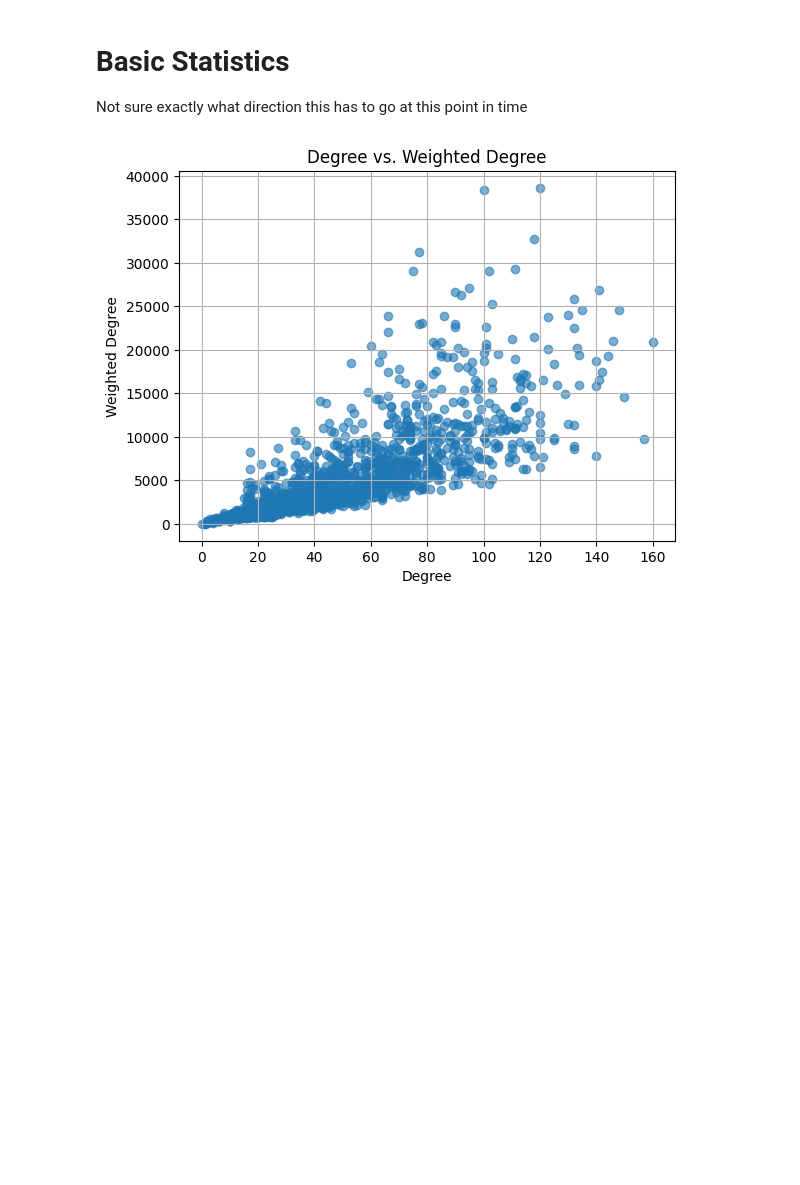
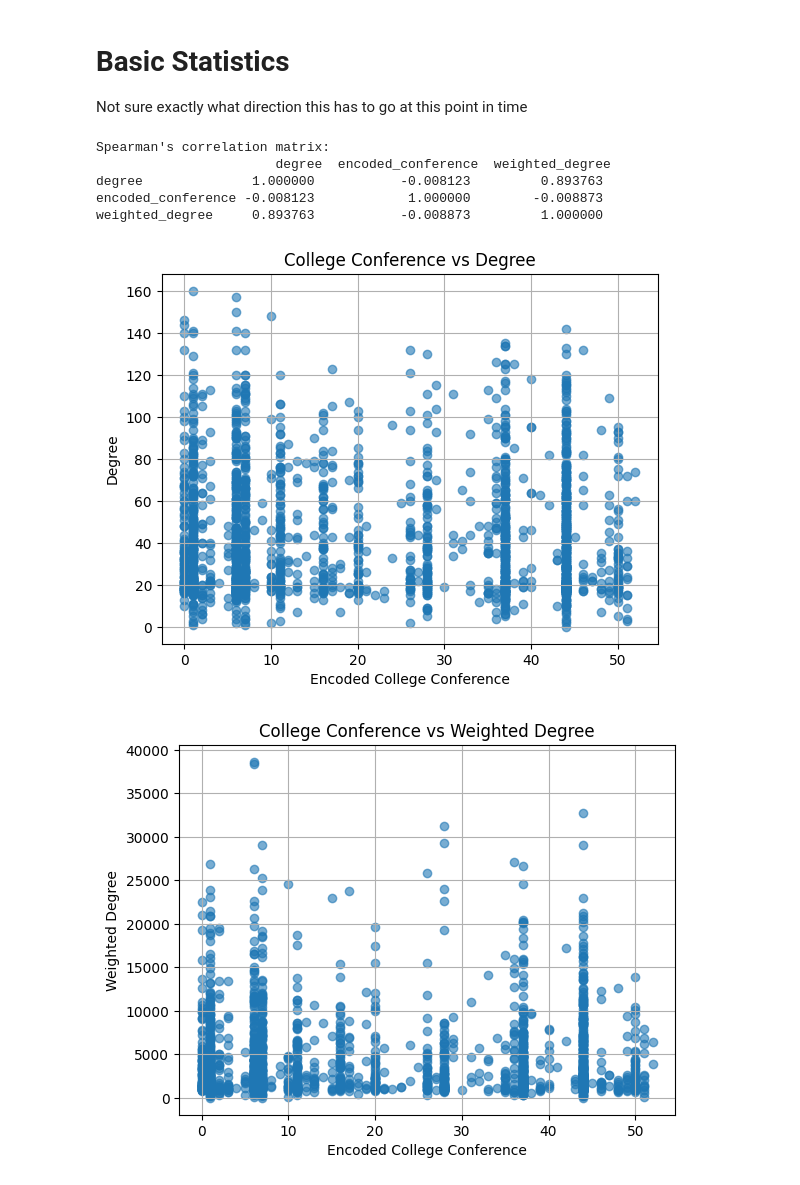
Before and after one commit to SeanGwall/NFL-Network-Analysis, a Jupyter notebook: notebooks/common-college-correlation.ipynb, the cells around one changed output. Drawn from its saved outputs; the diff is of its cells as text; code cells hidden in the pictures; blank space fills up the shorter version.

Commit message:
Attempt to spearman correlate between weighted degree vs conference

```diff
--- a/notebooks/common-college-correlation.ipynb
+++ b/notebooks/common-college-correlation.ipynb
@@ -10,6 +11,16 @@ import pandas as pd
 # %%
 edges_df = pd.read_csv('../data/gephi-edge-list.csv')
 nodes_df = pd.read_csv('../data/gephi-node-list.csv')
+
+# Initialize the label encoder
+le = LabelEncoder()
+
+# Apply label encoding to the 'college_conference' column
+nodes_df['encoded_conference'] = le.fit_transform(nodes_df['college_conference'])
+
+# Get the mapping of college conferences to numeric values
+conference_mapping = dict(zip(le.classes_, range(len(le.classes_))))
+print("College Conference Mapping:", conference_mapping)
 
 G = nx.Graph()
 
@@ -29,21 +42,43 @@ for _, row in edges_df.iterrows():
 # Basic Statistics
 Not sure exactly what direction this has to go at this point in time
 # %%
-# Compute degree and weighted degree for each node
+# Get degree and weighted degree
+degree_dict = dict(G.degree())
+weighted_degree_dict = dict(G.degree(weight='Weight'))
+
+# Create a DataFrame for nodes with degree, weighted degree, and encoded college conference
 df = pd.DataFrame({
-    'degree': dict(G.degree()),
-    'weighted_degree': dict(G.degree(weight='Weight'))
+    'ID': list(degree_dict.keys()),
+    'degree': list(degree_dict.values()),
+    'weighted_degree': list(weighted_degree_dict.values()),
+    'encoded_conference': nodes_df.set_index('ID')['encoded_conference'].values  # Add encoded conference for each node
 })
 
-# Calculate Spearman correlation using pandas
-correlation = df.corr(method='spearman')
+# Compute Spearman's correlation
+correlation = df[['degree', 'encoded_conference', 'weighted_degree']].corr(method='spearman')
+print("Spearman's correlation matrix:\n", correlation)
 
 
-plt.scatter(df['degree'], df['weighted_degree'], alpha=0.6)
-plt.xlabel('Degree')
-plt.ylabel('Weighted Degree')
-plt.title('Degree vs. Weighted Degree')
+# Plot degree vs encoded conference
+plt.scatter(df['encoded_conference'], df['degree'], alpha=0.6)
+plt.xlabel('Encoded College Conference')
+plt.ylabel('Degree')
+plt.title('College Conference vs Degree')
 plt.grid(True)
 plt.show()
+
+# Plot weighted degree vs encoded conference
+plt.scatter(df['encoded_conference'], df['weighted_degree'], alpha=0.6)
+plt.xlabel('Encoded College Conference')
+plt.ylabel('Weighted Degree')
+plt.title('College Conference vs Weighted Degree')
+plt.grid(True)
+plt.show()
 # %% [output]
+Spearman's correlation matrix:
+                       degree  encoded_conference  weighted_degree
+degree              1.000000           -0.008123         0.893763
+encoded_conference -0.008123            1.000000        -0.008873
+weighted_degree     0.893763           -0.008873         1.000000
-[figure, old version]
+[figure, new version]
+[figure, added]
```
Also changed, not shown: parts of 2 cells of this notebook, 1 other file.
